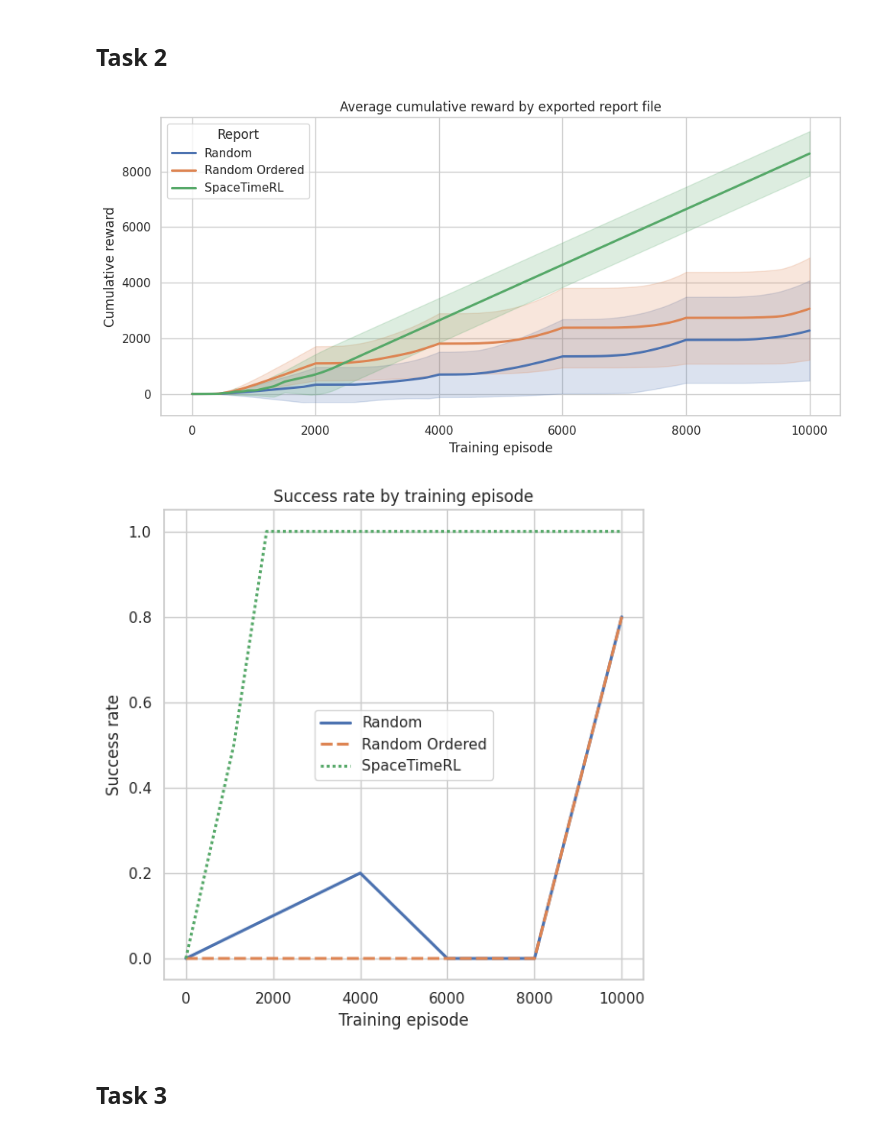
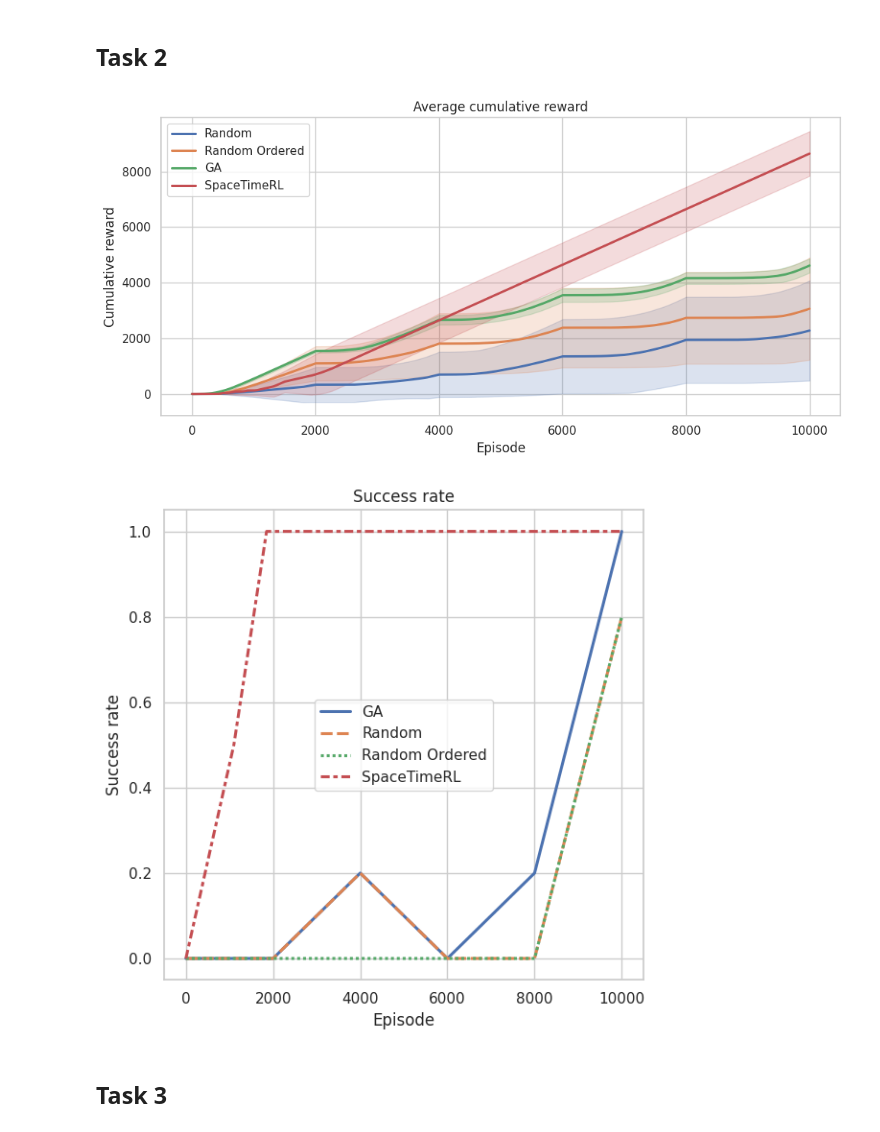
Before and after one commit to jbdoderlein/RLEditor, a Jupyter notebook: training_report_cumulative_reward.ipynb, the cells around one changed output. Cells and saved outputs as stored; diff of their text form; code cells hidden in the pictures.

```diff
--- a/training_report_cumulative_reward.ipynb
+++ b/training_report_cumulative_reward.ipynb
@@ -9,6 +9,7 @@ import seaborn as sns
 import matplotlib.pyplot as plt
 
 REPORT_PATH = Path("eval") / "cmr_export"
+SAVE_PATH = Path("eval") / "figures"
 
 def reports_from_file(path: Path) -> list[dict]:
     with path.open("r", encoding="utf-8") as file:
@@ -57,5 +60,5 @@ def plot_cumulative_reward(paths: list[Path], names: list[str]):
 # %%
-def plot_success_rate(success_rates: dict):
+def plot_success_rate(success_rates: dict, save_path: Path | None = None):
     df = pd.DataFrame.from_dict(success_rates, orient="index").transpose()
     fig, ax = plt.subplots(figsize=(6, 6))
     sns.lineplot(
@@ -63,9 +66,11 @@ def plot_success_rate(success_rates: dict):
         linewidth=2.2,
         ax=ax,
     )
-    ax.set_title("Success rate by training episode")
-    ax.set_xlabel("Training episode")
+    ax.set_title("Success rate")
+    ax.set_xlabel("Episode")
     ax.set_ylabel("Success rate")
+    if save_path:
+        plt.savefig(save_path)
     plt.tight_layout()
 # %% [markdown]
 ## Task 1
@@ -115,41 +121,48 @@ plot_cumulative_reward(
     [
         REPORT_PATH / "task2"/ "random.json",
         REPORT_PATH / "task2"/ "random_ordered.json",
-        #REPORT_PATH / "task2"/ "ga.json", # to fix: performance seems to be worse than random
+        REPORT_PATH / "task2"/ "ga.json", # to fix: performance seems to be worse than random
         REPORT_PATH / "task2"/ "spacetime_rl.json",
     ], [
         "Random",
         "Random Ordered",
-        #"GA",
-        "SpaceTimeRL"])
+        "GA",
+        "SpaceTimeRL"],
+    save_path=SAVE_PATH / "task2_cumulative_reward.png")
 # %% [output]
-[figure, old version]
+[figure, new version]
 # %%
 plot_success_rate({
     "GA":{
-
+        0:0,
+        2000:0,
+        4000:1/5,
+        6000:0,
+        8000:1/5,
+        10000:1
     },
     "Random":{
         0:0,
+        2000:0,
         4000:1/5,
         6000:0,
         8000:0,
         10000:4/5
     },
     "Random Ordered":{
         0:0,
         8000:0,
         10000:4/5
     },
     "SpaceTimeRL":{
         0:0,
         1100:1/2,
         1851:1,
         10000:1,
     }
-})
+}, save_path=SAVE_PATH / "task2_success_rate.png")
 # %% [output]
-[figure, old version]
+[figure, new version]
 # %% [markdown]
 ## Task 3
 # %%
```
Also changed, not shown: parts of 7 cells of this notebook, 1 other file.
